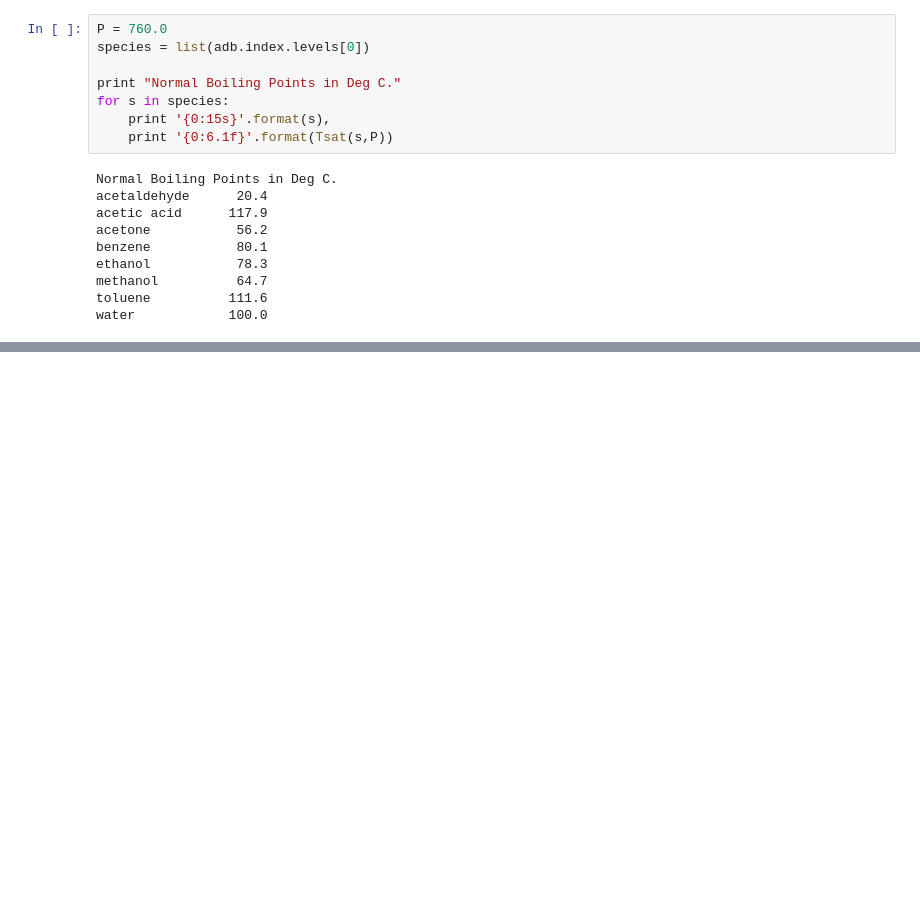
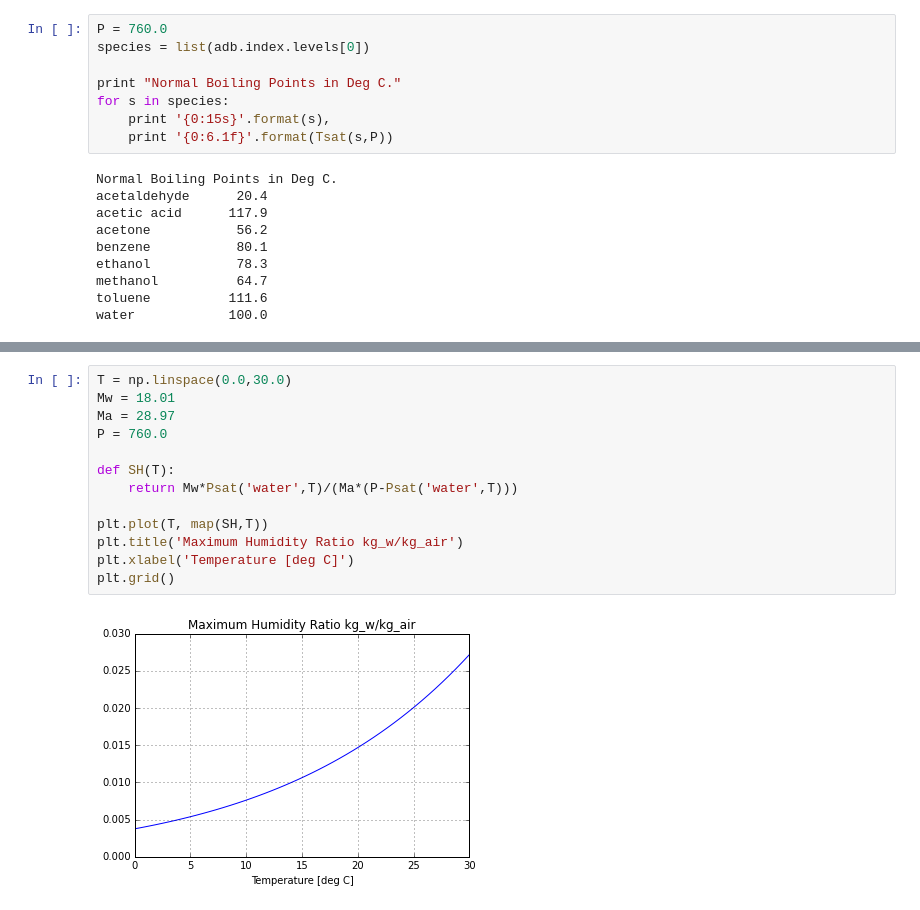
Before and after one commit to jckantor/Antoine-Database, a Jupyter notebook: index.ipynb, the cells around one changed output, grey strips where cells are left out. Cells and saved outputs as stored; diff of their text form; blank space fills up the shorter version.

Commit message:
change video, add specific humidity

```diff
--- a/index.ipynb
+++ b/index.ipynb
@@ -178,0 +194,15 @@ YouTubeVideo('-XcTEknC9Aw')
+# %%
+T = np.linspace(0.0,30.0)
+Mw = 18.01
+Ma = 28.97
+P = 760.0
+
+def SH(T):
+    return Mw*Psat('water',T)/(Ma*(P-Psat('water',T)))
+
+plt.plot(T, map(SH,T))
+plt.title('Maximum Humidity Ratio kg_w/kg_air')
+plt.xlabel('Temperature [deg C]')
+plt.grid()
+# %% [output]
+[figure, added]
```
Also changed, not shown: parts of 11 cells of this notebook.
